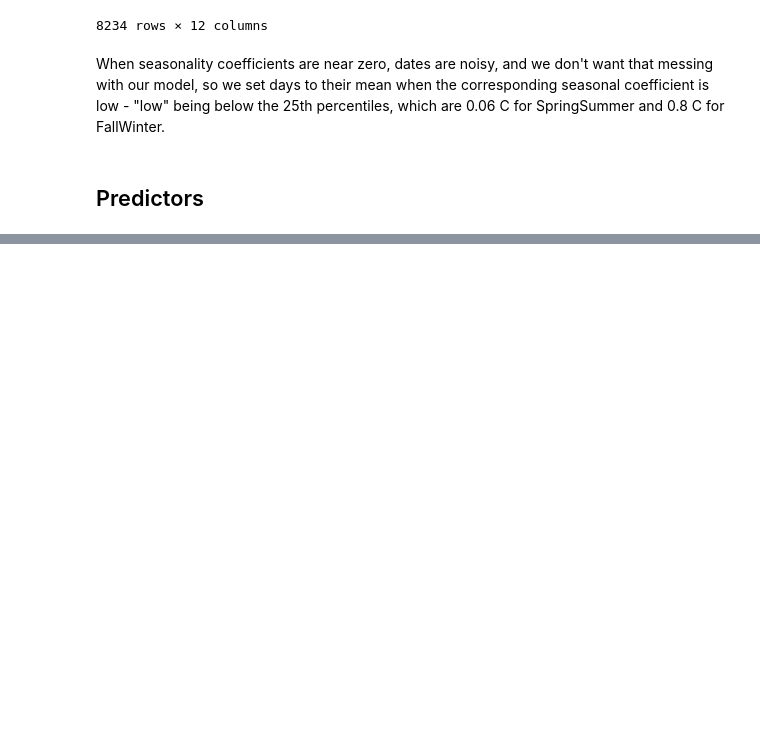
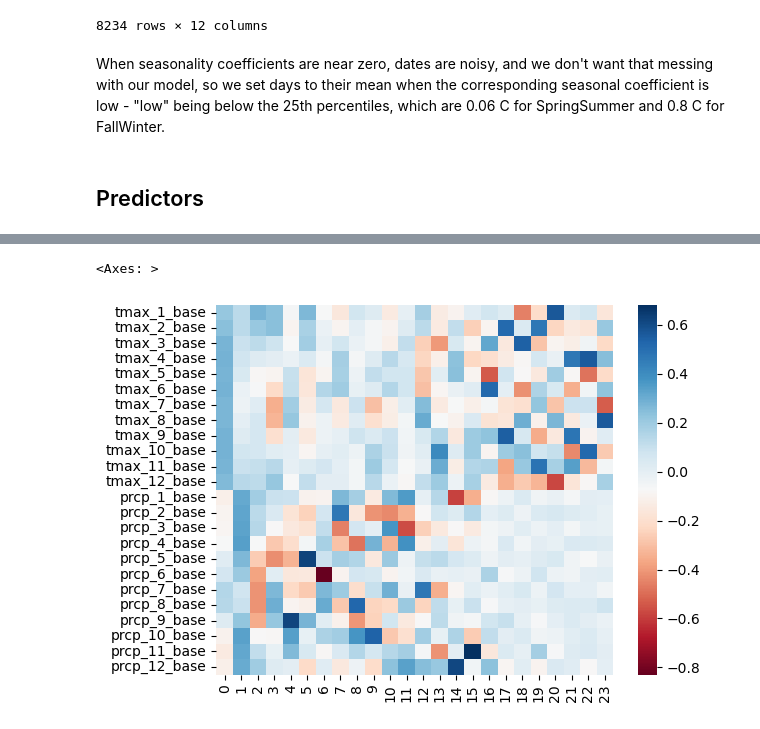
Before and after one commit to mines-ciroh/TempEst-NEWT, a Jupyter notebook: coefficient_est_drywet.ipynb, the cells around one changed output, grey strips where cells are left out. Cells and saved outputs as stored; diff of their text form; code cells hidden in the pictures; blank space fills up the shorter version.

```diff
--- a/coefficient_est_drywet.ipynb
+++ b/coefficient_est_drywet.ipynb
@@ -203,0 +284,3 @@ mdata = pd.concat([coefs_yr, preds], axis=1).dropna()
+# %%
+pcax = pd.DataFrame(fit.components_,
+            columns=bl_norm.columns)  # shape: components x features. So a row is a PC and a column is a feature.
@@ -203,0 +291,5 @@ mdata = pd.concat([coefs_yr, preds], axis=1).dropna()
+# %%
+sns.heatmap(pcax.T, cmap="RdBu")
+# %% [output]
+<Axes: >
+[figure, added]
```
Also changed, not shown: parts of 80 cells of this notebook.
